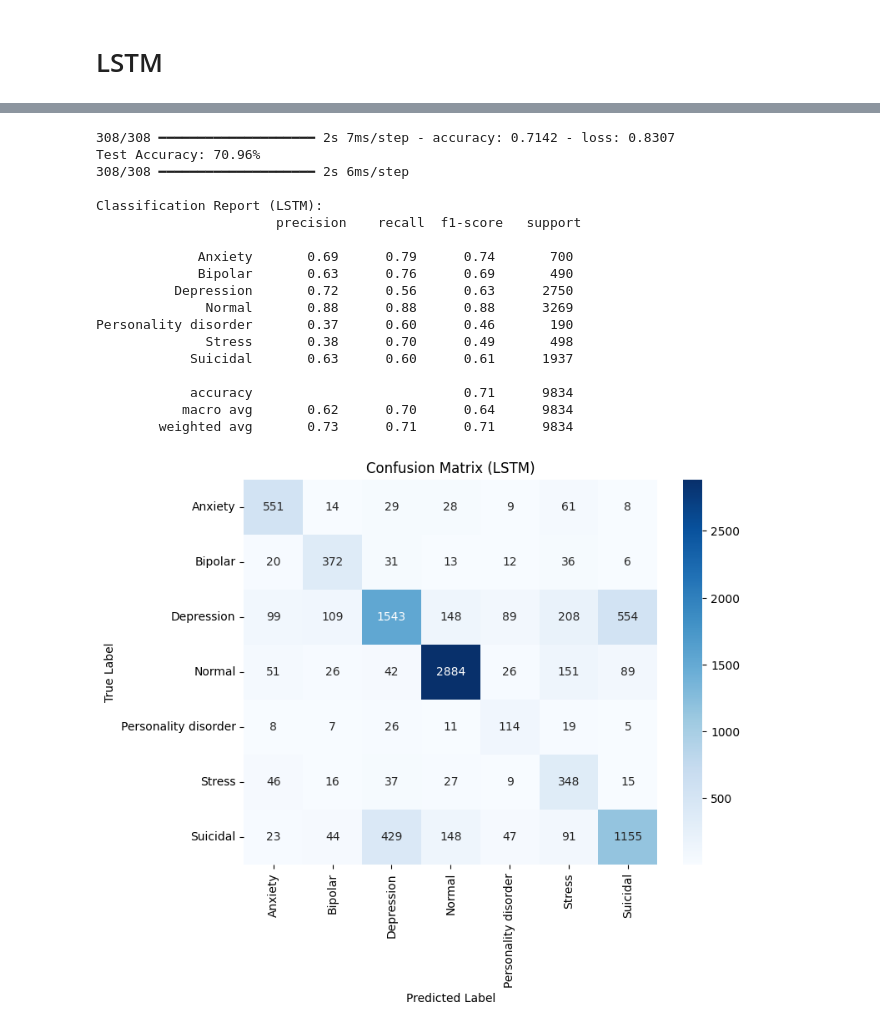
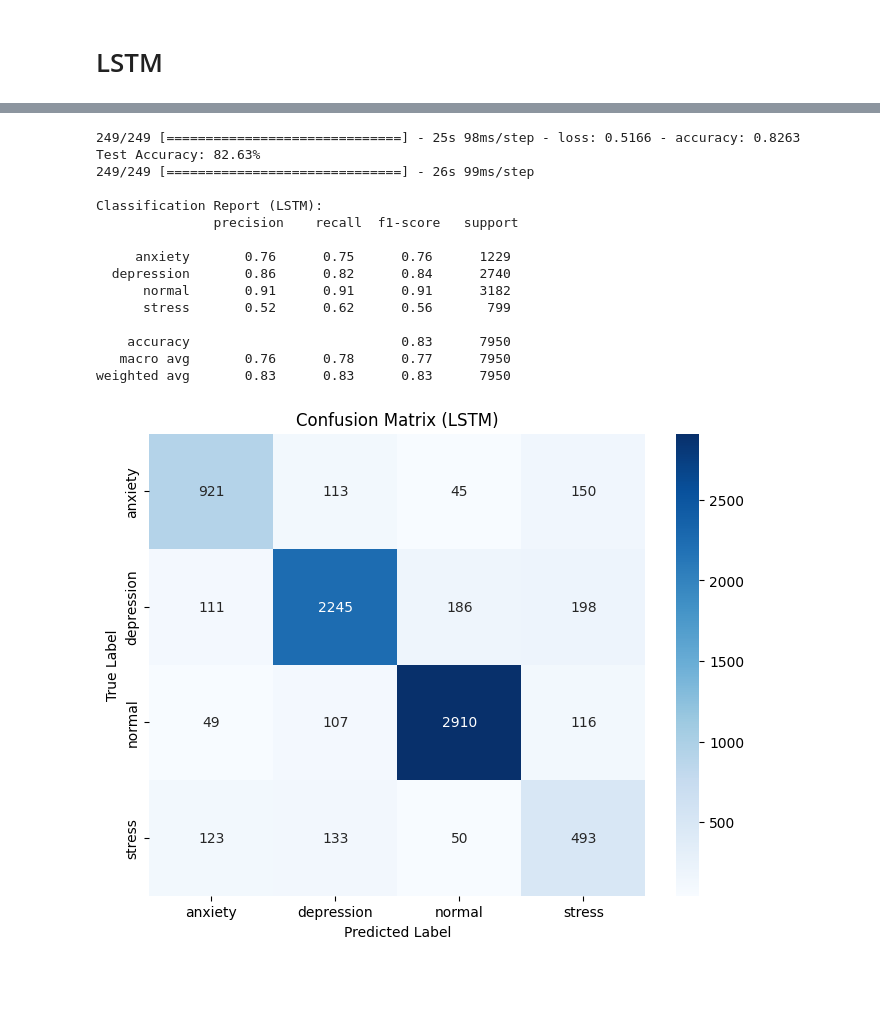
Before and after one commit to Sehati-by-DBS-Coding-Camp/ML-Sehati-Repo, a Jupyter notebook: capstone.ipynb, the cells around one changed output, grey strips where cells are left out. Saved outputs shown, nothing was run; the diff lists cells and outputs as text; code cells hidden in the pictures; blank space fills up the shorter version.

Commit message:
Feat: Modeling LSTM dan SVM

```diff
--- a/capstone.ipynb
+++ b/capstone.ipynb
@@ -484 +727,6 @@ NameError: name 'Tokenizer' is not defined
+# %%
+# Label Encoding
+label_encoder = LabelEncoder()
+y_train_encoded = label_encoder.fit_transform(y_train_lstm)
+y_test_encoded = label_encoder.transform(y_test_lstm)
 # %%
@@ -499,28 +743,0 @@ print(class_weight_dict)
-# %%
-from tensorflow.keras.models import Sequential
-from tensorflow.keras.layers import Embedding, LSTM, Bidirectional, Dense, Dropout, Input
-from tensorflow.keras.preprocessing.sequence import pad_sequences
-from sklearn.preprocessing import LabelEncoder
-
-# Label Encoding
-label_encoder = LabelEncoder()
-y_train_encoded = label_encoder.fit_transform(y_train)
-y_test_encoded = label_encoder.transform(y_test)
-
-# Build LSTM model
-model_lstm = Sequential([
-    Input(shape=(max_sequence_length,)),  # definisikan input secara eksplisit
-    Embedding(input_dim=5000, output_dim=128),
-    Bidirectional(LSTM(64, return_sequences=False, dropout=0.3)),  # recurrent_dropout optional
-    Dense(64, activation='relu'),
-    Dropout(0.5),
-    Dense(7, activation='softmax')
-])
-
-model_lstm.compile(
-    loss='sparse_categorical_crossentropy',
-    optimizer='adam',
-    metrics=['accuracy']
-)
-
-model_lstm.summary()
@@ -549,7 +839,7 @@ reduce_lr = ReduceLROnPlateau(monitor='val_loss', factor=0.3, patience=2, min_lr
 
 
 history = model_lstm.fit(
-    X_train_padded, y_train_encoded,
+    X_train_pad, y_train_encoded,
     validation_split=0.2,
     epochs=15,
     batch_size=32,
@@ -577,42 +870,39 @@ Epoch 8: val_accuracy improved from 0.71171 to 0.71183, saving model to best_lst
 # %%
-loss, accuracy = model_lstm.evaluate(X_test_padded, y_test_encoded)
+loss, accuracy = model_lstm.evaluate(X_test_pad, y_test_encoded)
 print(f"Test Accuracy: {accuracy * 100:.2f}%")
 
 # Prediksi dan laporan evaluasi
-pred_probs = model_lstm.predict(X_test_padded)
+pred_probs = model_lstm.predict(X_test_pad)
 pred_classes = pred_probs.argmax(axis=1)
 rnn_predictions = label_encoder.inverse_transform(pred_classes)
 
 # Classification Report
-print("\nClassification Report (LSTM):\n", classification_report(y_test, rnn_predictions))
+print("\nClassification Report (LSTM):\n", classification_report(y_test_lstm, rnn_predictions))
 
 # Confusion Matrix
-cm = confusion_matrix(y_test, rnn_predictions)
+cm = confusion_matrix(y_test_lstm, rnn_predictions)
 plt.figure(figsize=(8, 6))
 sns.heatmap(cm, annot=True, fmt="d", cmap="Blues",
             xticklabels=label_encoder.classes_,
             yticklabels=label_encoder.classes_)
 plt.title("Confusion Matrix (LSTM)")
 plt.xlabel("Predicted Label")
 plt.ylabel("True Label")
 plt.show()
 # %% [output]
-308/308 ━━━━━━━━━━━━━━━━━━━━ 2s 7ms/step - accuracy: 0.7142 - loss: 0.8307
-Test Accuracy: 70.96%
-308/308 ━━━━━━━━━━━━━━━━━━━━ 2s 6ms/step
+249/249 [==============================] - 25s 98ms/step - loss: 0.5166 - accuracy: 0.8263
+Test Accuracy: 82.63%
+249/249 [==============================] - 26s 99ms/step
 
 Classification Report (LSTM):
-                       precision    recall  f1-score   support
+               precision    recall  f1-score   support
 
-             Anxiety       0.69      0.79      0.74       700
-             Bipolar       0.63      0.76      0.69       490
-          Depression       0.72      0.56      0.63      2750
-              Normal       0.88      0.88      0.88      3269
-Personality disorder       0.37      0.60      0.46       190
-              Stress       0.38      0.70      0.49       498
-            Suicidal       0.63      0.60      0.61      1937
+     anxiety       0.76      0.75      0.76      1229
+  depression       0.86      0.82      0.84      2740
+      normal       0.91      0.91      0.91      3182
+      stress       0.52      0.62      0.56       799
 
-            accuracy                           0.71      9834
-           macro avg       0.62      0.70      0.64      9834
-        weighted avg       0.73      0.71      0.71      9834
+    accuracy                           0.83      7950
+   macro avg       0.76      0.78      0.77      7950
+weighted avg       0.83      0.83      0.83      7950
-[figure, old version]
+[figure, new version]
```
Also changed, not shown: parts of 46 cells of this notebook.
